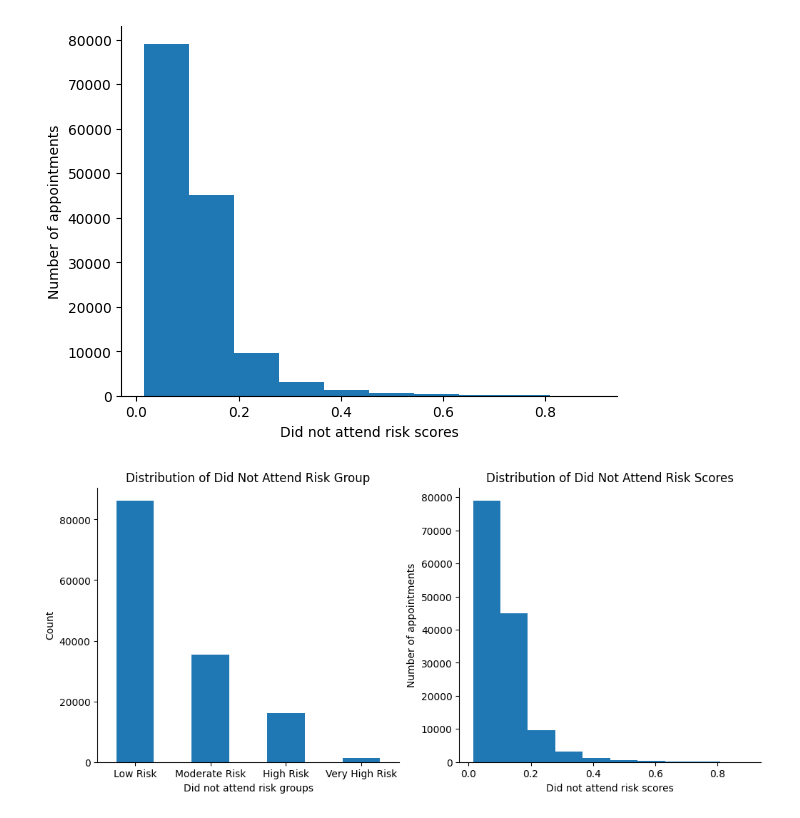
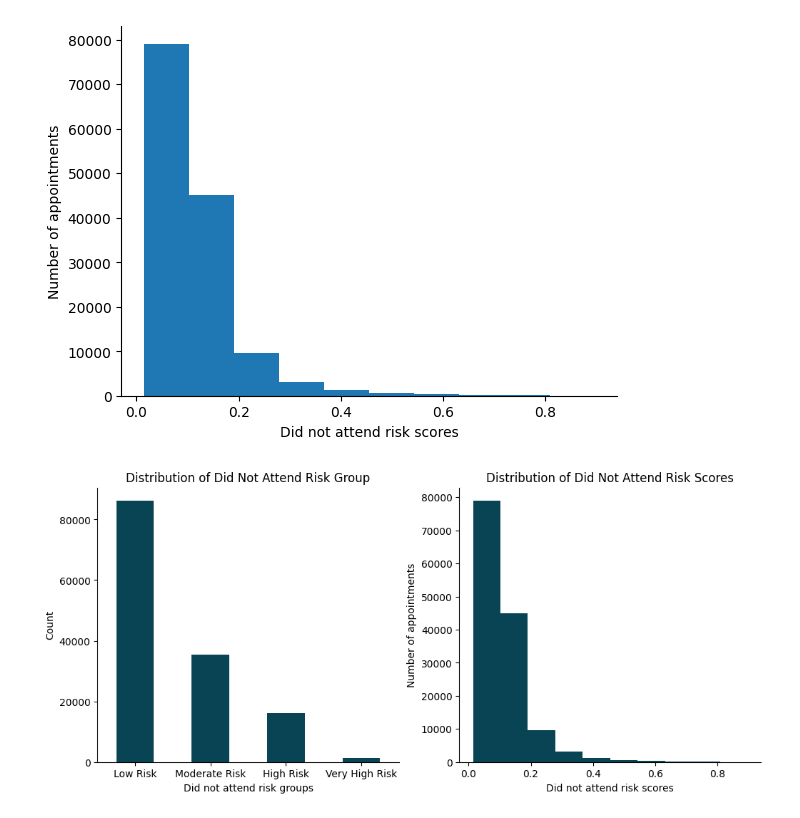
Before and after one commit to hallucinojenlee/hds_dna, a Jupyter notebook: scripts/plots_historic_appts.ipynb, the cells around one changed output. Saved outputs shown, nothing was run; the diff lists cells and outputs as text; code cells hidden in the pictures.

```diff
--- a/scripts/plots_historic_appts.ipynb
+++ b/scripts/plots_historic_appts.ipynb
@@ -426,27 +426,27 @@ ax.spines['right'].set_visible(False)
 # %%
 # Create a figure with 1 row and 2 columns of subplots
 fig, (ax1, ax2) = plt.subplots(1, 2, figsize=(12, 5))
 
 # Plot the bar chart in the first subplot
-data["did_not_attend_risk_group"].value_counts().plot(kind='bar', ax=ax1)
+data["did_not_attend_risk_group"].value_counts().plot(kind='bar', ax=ax1, color="#084454")
 ax1.set_xlabel('Did not attend risk groups')
 ax1.set_ylabel('Count')
 ax1.set_title('Distribution of Did Not Attend Risk Group')
 # Rotate x-axis labels for better readability
 ax1.tick_params(axis='x', labelrotation=360)
 
 # Remove top and right borders (spines) for the bar chart
 ax1.spines['top'].set_visible(False)
 ax1.spines['right'].set_visible(False)
 
 # Plot histogram for did_not_attend_risk
-ax2.hist(data["did_not_attend_risk"])
+ax2.hist(data["did_not_attend_risk"], color="#084454")
 ax2.set_xlabel("Did not attend risk scores")
 ax2.set_ylabel("Number of appointments")
 ax2.set_title("Distribution of Did Not Attend Risk Scores")
 
 # Remove top and right borders (spines)
 ax2.spines['top'].set_visible(False)
 ax2.spines['right'].set_visible(False)
 # %% [output]
-[figure, old version]
+[figure, new version]
```
Also changed, not shown: parts of 1 cell of this notebook.
